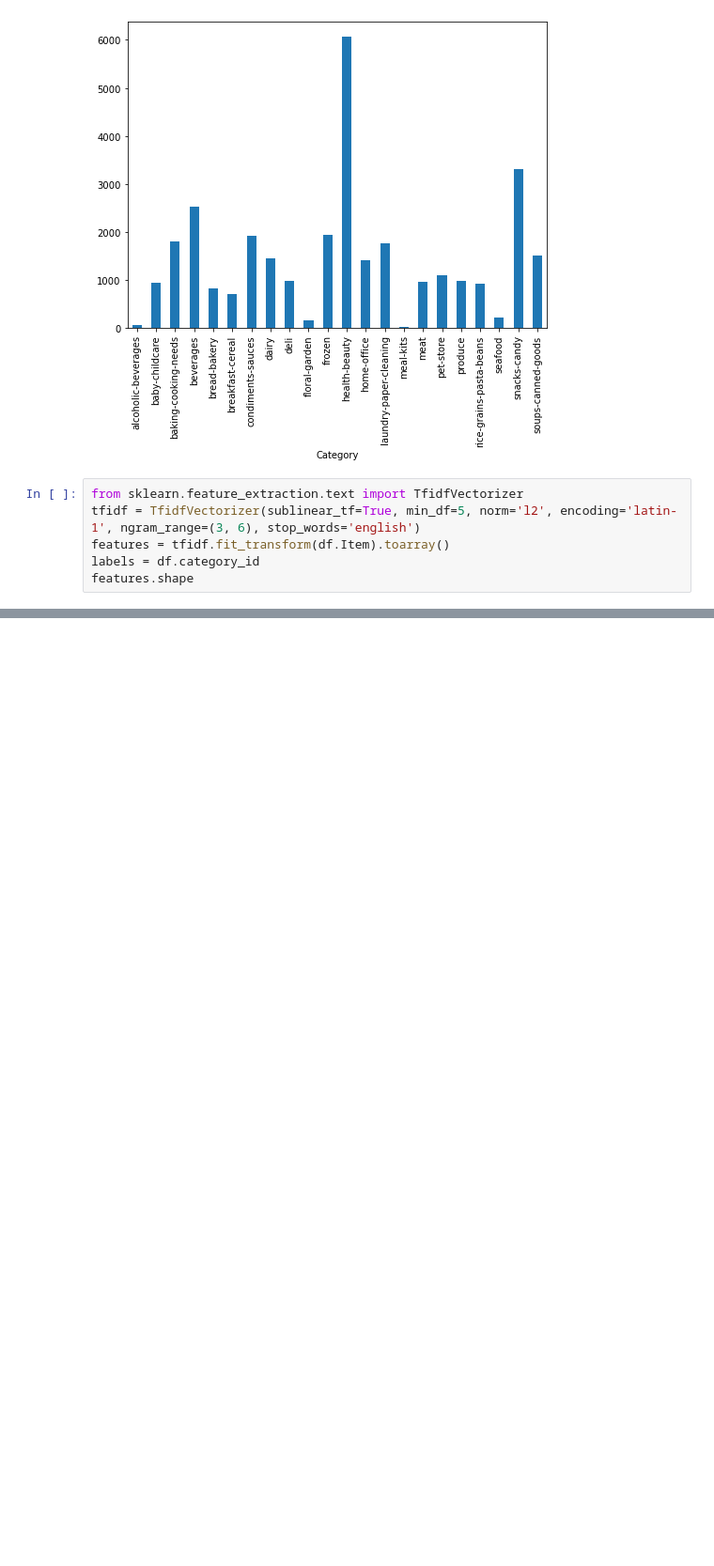
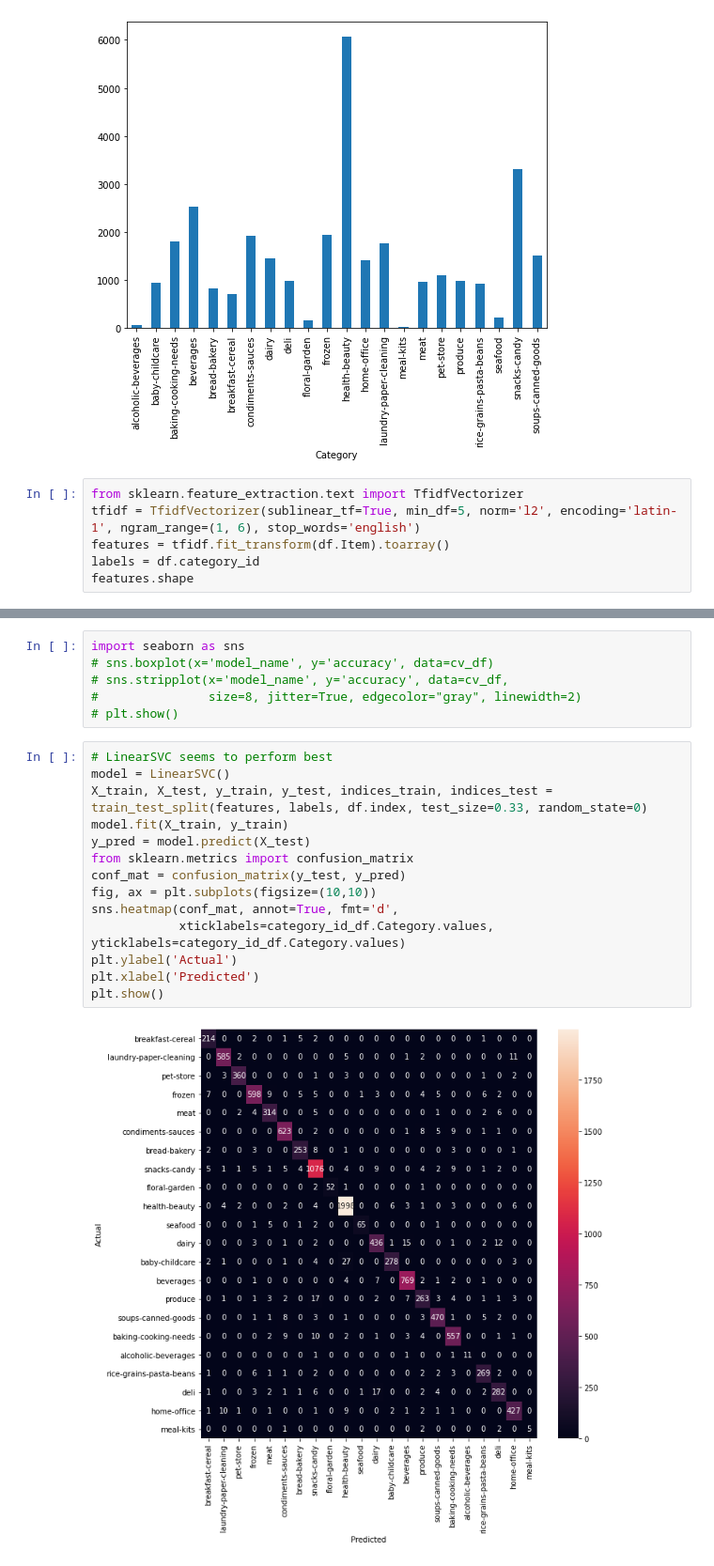
Before and after one commit to bryanjknight/groceryspend.io, a Jupyter notebook: model-generation/notebooks/scikit-learn-train-model.ipynb, the cells around one changed output, grey strips where cells are left out. Shown at 94% size. Drawn from its saved outputs; the diff is of its cells as text; blank space fills up the shorter version.

```diff
--- a/model-generation/notebooks/scikit-learn-train-model.ipynb
+++ b/model-generation/notebooks/scikit-learn-train-model.ipynb
@@ -45,7 +45,7 @@ plt.show()
 [figure]
 # %%
 from sklearn.feature_extraction.text import TfidfVectorizer
-tfidf = TfidfVectorizer(sublinear_tf=True, min_df=5, norm='l2', encoding='latin-1', ngram_range=(3, 6), stop_words='english')
+tfidf = TfidfVectorizer(sublinear_tf=True, min_df=5, norm='l2', encoding='latin-1', ngram_range=(1, 6), stop_words='english')
 features = tfidf.fit_transform(df.Item).toarray()
 labels = df.category_id
 features.shape
@@ -101,0 +126,22 @@ print(clf.predict(count_vect.transform(["Betty Crocker Brownie Mix Milk Chocolat
+# %%
+import seaborn as sns
+# sns.boxplot(x='model_name', y='accuracy', data=cv_df)
+# sns.stripplot(x='model_name', y='accuracy', data=cv_df,
+#               size=8, jitter=True, edgecolor="gray", linewidth=2)
+# plt.show()
+# %%
+# LinearSVC seems to perform best
+model = LinearSVC()
+X_train, X_test, y_train, y_test, indices_train, indices_test = train_test_split(features, labels, df.index, test_size=0.33, random_state=0)
+model.fit(X_train, y_train)
+y_pred = model.predict(X_test)
+from sklearn.metrics import confusion_matrix
+conf_mat = confusion_matrix(y_test, y_pred)
+fig, ax = plt.subplots(figsize=(10,10))
+sns.heatmap(conf_mat, annot=True, fmt='d',
+            xticklabels=category_id_df.Category.values, yticklabels=category_id_df.Category.values)
+plt.ylabel('Actual')
+plt.xlabel('Predicted')
+plt.show()
+# %% [output]
+[figure, added]
```
Also changed, not shown: parts of 16 cells of this notebook, 8 other files.
